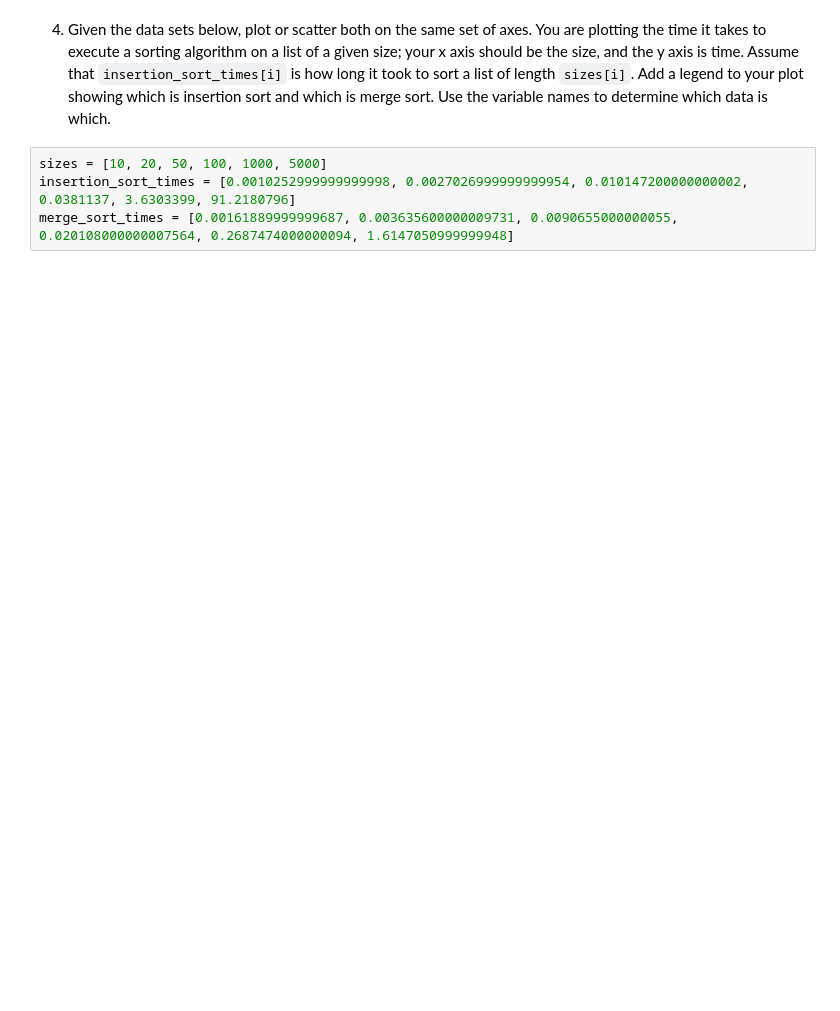
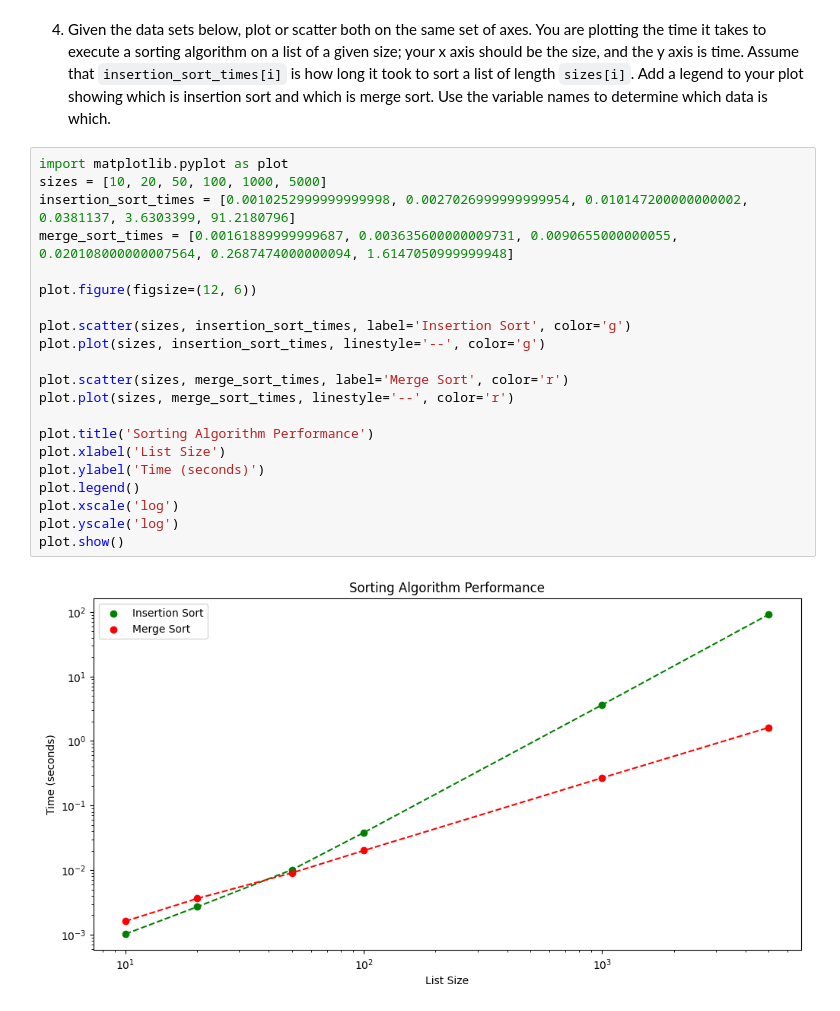
Before and after one commit to umams2002/pyplot, a Jupyter notebook: pyplot.ipynb, the cells around one changed output. Drawn from its saved outputs; the diff is of its cells as text; blank space fills up the shorter version.

```diff
--- a/pyplot.ipynb
+++ b/pyplot.ipynb
@@ -31,6 +86,25 @@ letter_freq = dict(Counter(TEXT))
 # %% [markdown]
 4. Given the data sets below, plot or scatter both on the same set of axes.  You are plotting the time it takes to execute a sorting algorithm on a list of a given size; your x axis should be the size, and the y axis is time.  Assume that `insertion_sort_times[i]` is how long it took to sort a list of length `sizes[i]`.  Add a legend to your plot showing which is insertion sort and which is merge sort.  Use the variable names to determine which data is which.
 # %%
+import matplotlib.pyplot as plot
 sizes = [10, 20, 50, 100, 1000, 5000]
 insertion_sort_times = [0.0010252999999999998, 0.0027026999999999954, 0.010147200000000002, 0.0381137, 3.6303399, 91.2180796]
 merge_sort_times = [0.00161889999999687, 0.003635600000009731, 0.0090655000000055, 0.020108000000007564, 0.2687474000000094, 1.6147050999999948]
+
+plot.figure(figsize=(12, 6))
+
+plot.scatter(sizes, insertion_sort_times, label='Insertion Sort', color='g')
+plot.plot(sizes, insertion_sort_times, linestyle='--', color='g')
+
+plot.scatter(sizes, merge_sort_times, label='Merge Sort', color='r')
+plot.plot(sizes, merge_sort_times, linestyle='--', color='r')
+
+plot.title('Sorting Algorithm Performance')
+plot.xlabel('List Size')
+plot.ylabel('Time (seconds)')
+plot.legend()
+plot.xscale('log')
+plot.yscale('log')
+plot.show()
+# %% [output]
+[figure, added]
```
Also changed, not shown: parts of 6 cells of this notebook.
